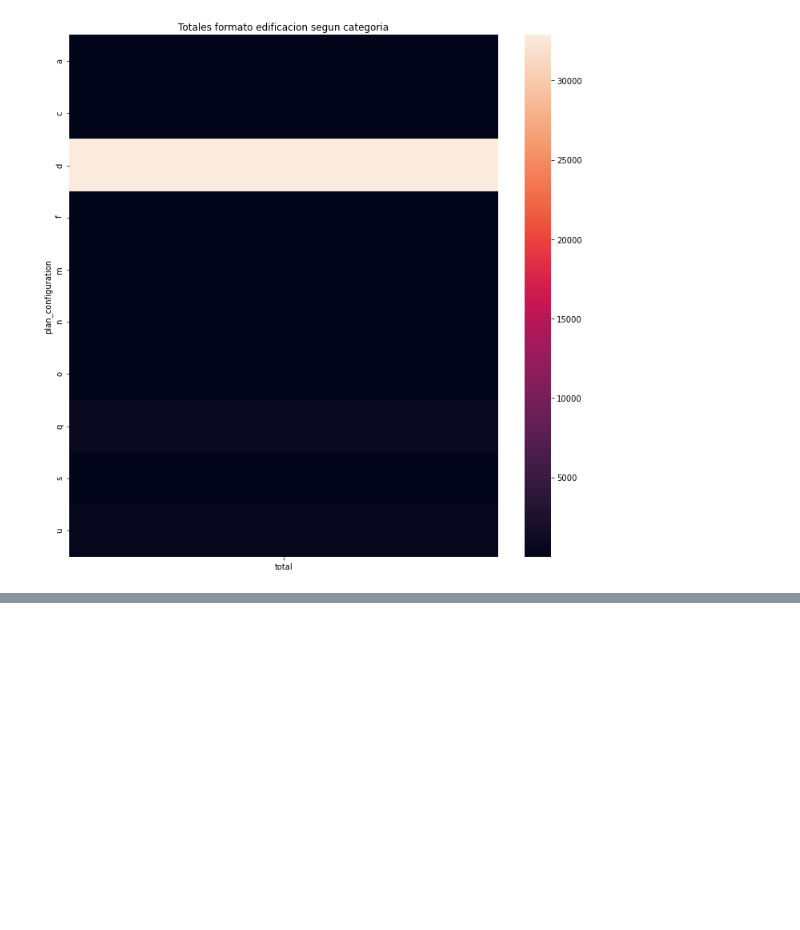
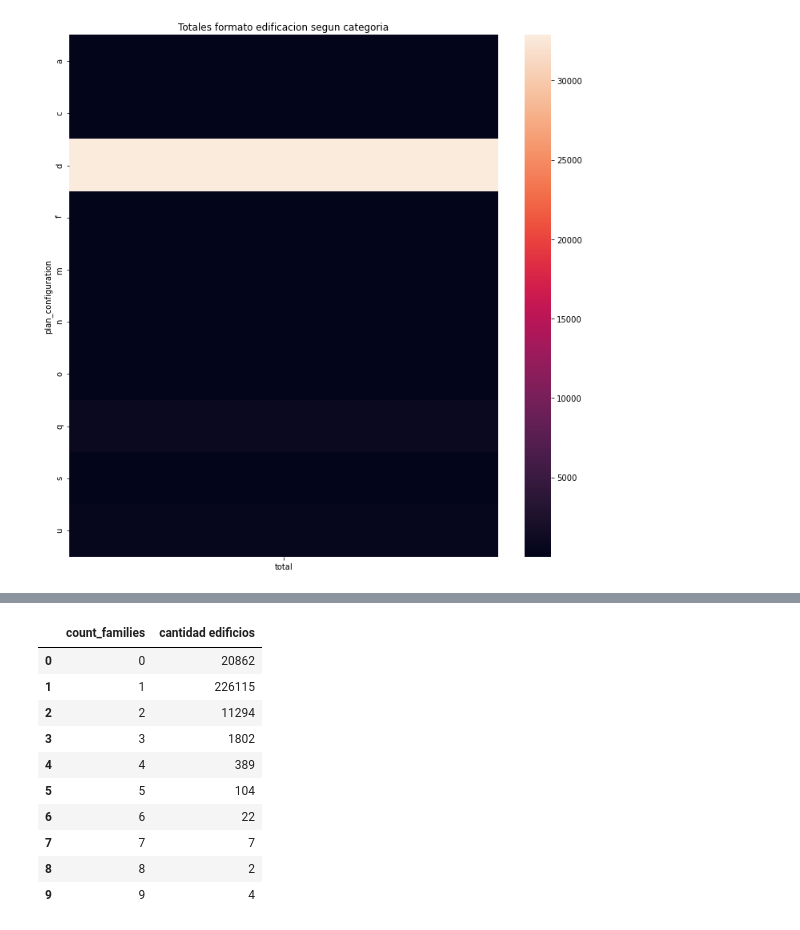
Before and after one commit to FranciscoGauna/TP-Datos-2021, a Jupyter notebook: Usos de las edificaciones.ipynb, the cells around one changed output, grey strips where cells are left out. Saved outputs shown, nothing was run; the diff lists cells and outputs as text; code cells hidden in the pictures; blank space fills up the shorter version.

```diff
--- a/Usos de las edificaciones.ipynb
+++ b/Usos de las edificaciones.ipynb
@@ -209,0 +226,16 @@ sns.heatmap(configCasas, ax = ax)
+# %%
+cantFamilias = cantFamilias.groupby(['count_families'])\
+.agg({'building_id': 'count'}).reset_index().rename(columns = {'building_id': 'cantidad edificios'})
+cantFamilias.head(10)
+# %% [output]
+|  | count_families | cantidad edificios |
+| 0 | 0 | 20862 |
+| 1 | 1 | 226115 |
+| 2 | 2 | 11294 |
+| 3 | 3 | 1802 |
+| 4 | 4 | 389 |
+| 5 | 5 | 104 |
+| 6 | 6 | 22 |
+| 7 | 7 | 7 |
+| 8 | 8 | 2 |
+| 9 | 9 | 4 |
```
Also changed, not shown: parts of 3 cells of this notebook.
